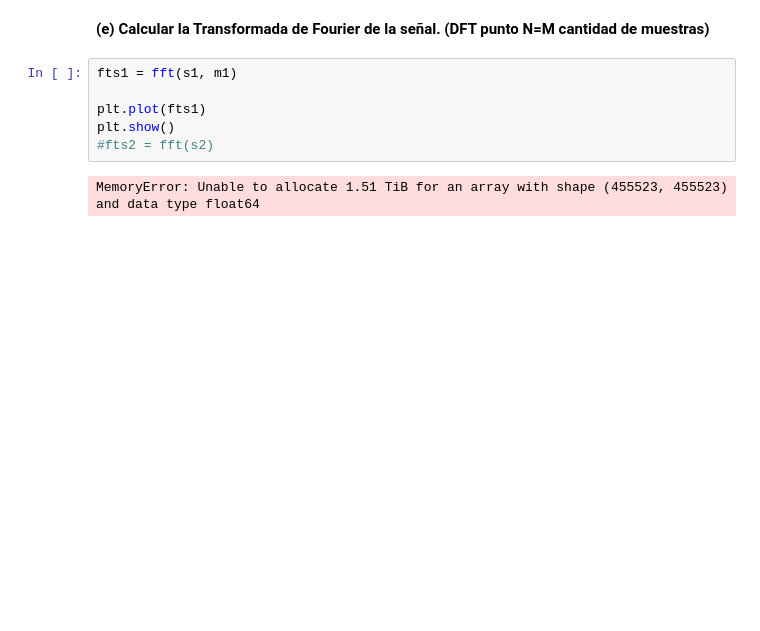
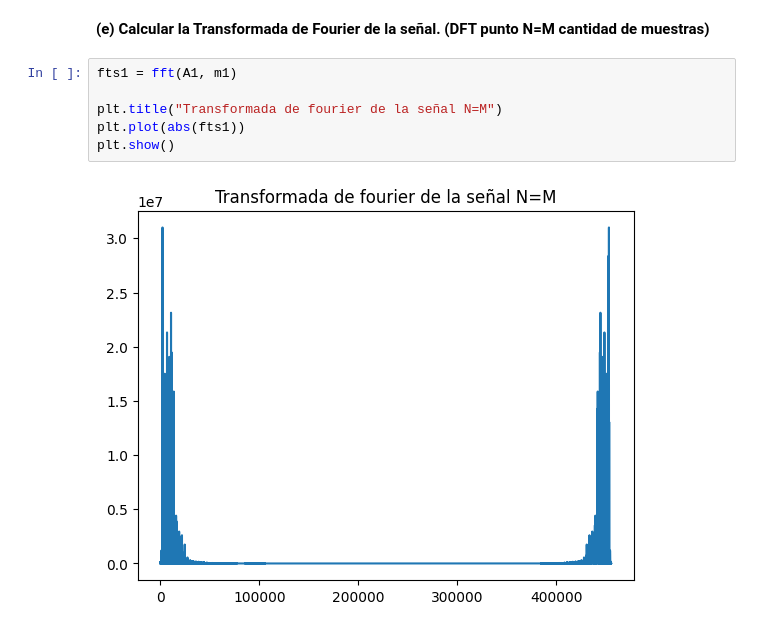
Before and after one commit to fdiezdev/procesamiento_senales, a Jupyter notebook: Tareas/T02.ipynb, the cells around one changed output. Saved outputs shown, nothing was run; the diff lists cells and outputs as text; blank space fills up the shorter version.

```diff
--- a/Tareas/T02.ipynb
+++ b/Tareas/T02.ipynb
@@ -95,10 +82,10 @@ plt.show()
 # %% [markdown]
 **(e) Calcular la Transformada de Fourier de la señal. (DFT punto N=M cantidad de muestras)**
 # %%
-fts1 = fft(s1, m1)
+fts1 = fft(A1, m1)
 
-plt.plot(fts1)
+plt.title("Transformada de fourier de la señal N=M")
+plt.plot(abs(fts1))
 plt.show()
-#fts2 = fft(s2)
 # %% [output]
-MemoryError: Unable to allocate 1.51 TiB for an array with shape (455523, 455523) and data type float64
+[figure, added]
```
Also changed, not shown: parts of 8 cells of this notebook.
